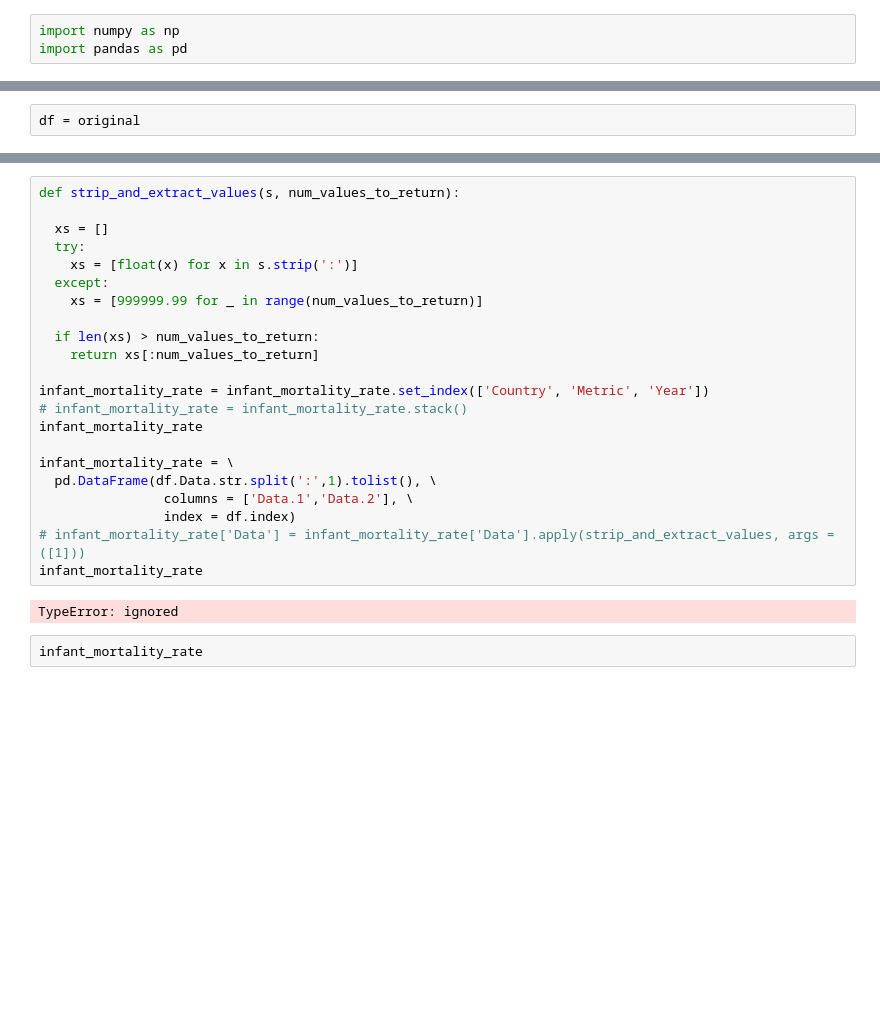
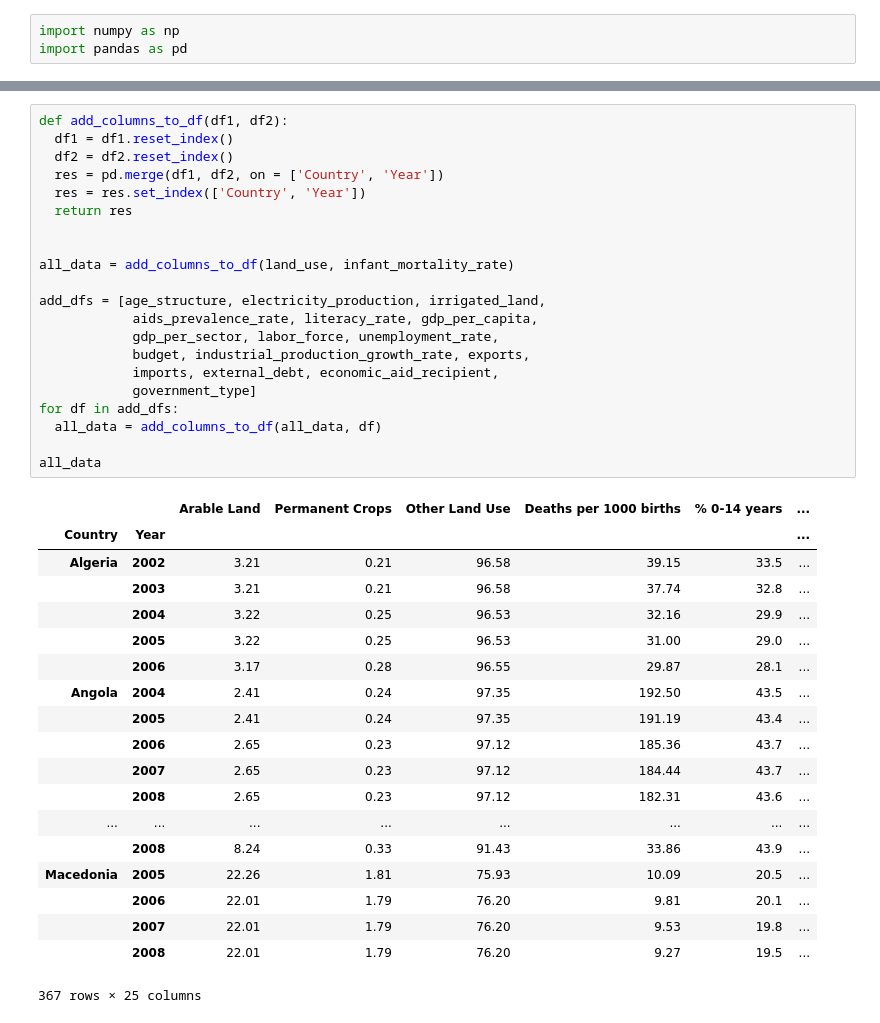
Before and after one commit to samirgadkari/cia_factbook_analysis, a Jupyter notebook: Project1.ipynb, the cells around one changed output, grey strips where cells are left out. Saved outputs shown, nothing was run; the diff lists cells and outputs as text; blank space fills up the shorter version.

```diff
--- a/Project1.ipynb
+++ b/Project1.ipynb
@@ -215,2 +207,0 @@ np.where(original.index.duplicated()) # check for duplicates
-# %%
-df = original
@@ -288,26 +208,41 @@ infant_mortality_rate
-# %%
-def strip_and_extract_values(s, num_values_to_return):
-
-  xs = []
-  try:
-    xs = [float(x) for x in s.strip(':')]
-  except:
-    xs = [999999.99 for _ in range(num_values_to_return)]
-
-  if len(xs) > num_values_to_return:
-    return xs[:num_values_to_return]
-
-infant_mortality_rate = infant_mortality_rate.set_index(['Country', 'Metric', 'Year'])
-# infant_mortality_rate = infant_mortality_rate.stack()
-infant_mortality_rate
-
-infant_mortality_rate = \
-  pd.DataFrame(df.Data.str.split(':',1).tolist(), \
-                columns = ['Data.1','Data.2'], \
-                index = df.index)
-# infant_mortality_rate['Data'] = infant_mortality_rate['Data'].apply(strip_and_extract_values, args = ([1]))
-infant_mortality_rate
-# %% [output]
-TypeError: ignored
-# %%
-infant_mortality_rate
+# %%
+def add_columns_to_df(df1, df2):
+  df1 = df1.reset_index()
+  df2 = df2.reset_index()
+  res = pd.merge(df1, df2, on = ['Country', 'Year'])
+  res = res.set_index(['Country', 'Year'])
+  return res
+
+
+all_data = add_columns_to_df(land_use, infant_mortality_rate)
+
+add_dfs = [age_structure, electricity_production, irrigated_land,
+            aids_prevalence_rate, literacy_rate, gdp_per_capita,
+            gdp_per_sector, labor_force, unemployment_rate,
+            budget, industrial_production_growth_rate, exports,
+            imports, external_debt, economic_aid_recipient,
+            government_type]
+for df in add_dfs:
+  all_data = add_columns_to_df(all_data, df)
+
+all_data
+# %% [output]
+|  |  | Arable Land | Permanent Crops | Other Land Use | Deaths per 1000 births | % 0-14 years | ... |
+| Country | Year |  |  |  |  |  | ... |
+| Algeria | 2002 | 3.21 | 0.21 | 96.58 | 39.15 | 33.5 | ... |
+|  | 2003 | 3.21 | 0.21 | 96.58 | 37.74 | 32.8 | ... |
+|  | 2004 | 3.22 | 0.25 | 96.53 | 32.16 | 29.9 | ... |
+|  | 2005 | 3.22 | 0.25 | 96.53 | 31.00 | 29.0 | ... |
+|  | 2006 | 3.17 | 0.28 | 96.55 | 29.87 | 28.1 | ... |
+| Angola | 2004 | 2.41 | 0.24 | 97.35 | 192.50 | 43.5 | ... |
+|  | 2005 | 2.41 | 0.24 | 97.35 | 191.19 | 43.4 | ... |
+|  | 2006 | 2.65 | 0.23 | 97.12 | 185.36 | 43.7 | ... |
+|  | 2007 | 2.65 | 0.23 | 97.12 | 184.44 | 43.7 | ... |
+|  | 2008 | 2.65 | 0.23 | 97.12 | 182.31 | 43.6 | ... |
+| ... | ... | ... | ... | ... | ... | ... | ... |
+|  | 2008 | 8.24 | 0.33 | 91.43 | 33.86 | 43.9 | ... |
+| Macedonia | 2005 | 22.26 | 1.81 | 75.93 | 10.09 | 20.5 | ... |
+|  | 2006 | 22.01 | 1.79 | 76.20 | 9.81 | 20.1 | ... |
+|  | 2007 | 22.01 | 1.79 | 76.20 | 9.53 | 19.8 | ... |
+|  | 2008 | 22.01 | 1.79 | 76.20 | 9.27 | 19.5 | ... |
+367 rows × 25 columns
```
Also changed, not shown: parts of 8 cells of this notebook.
